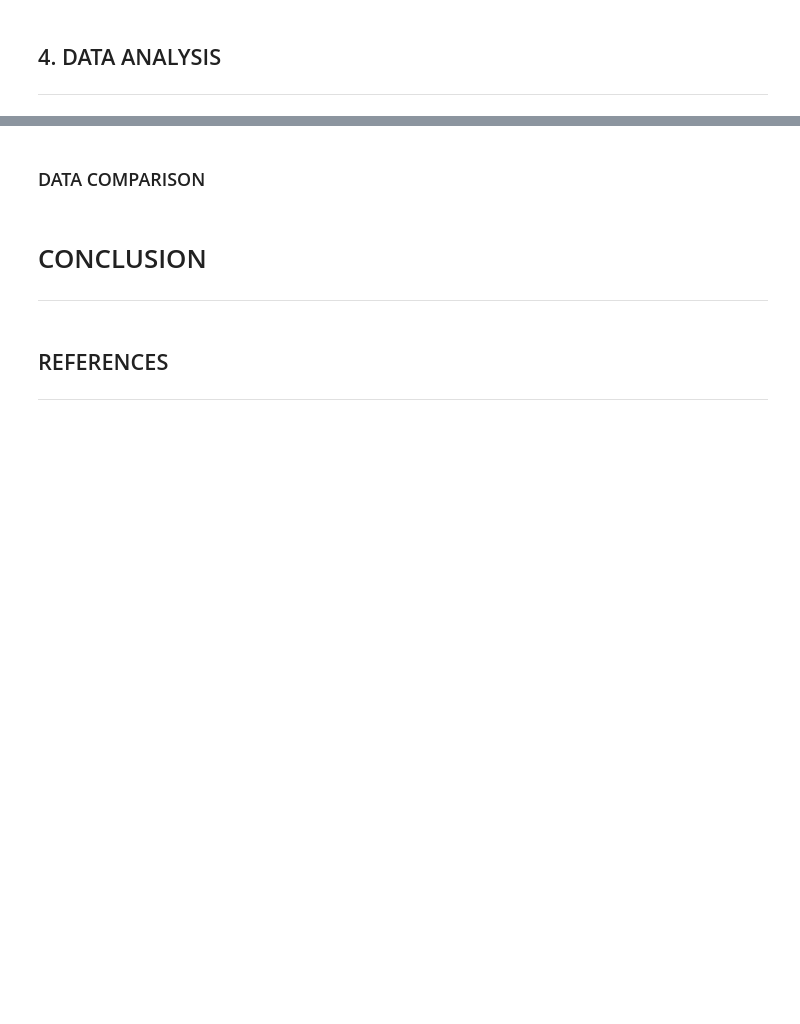
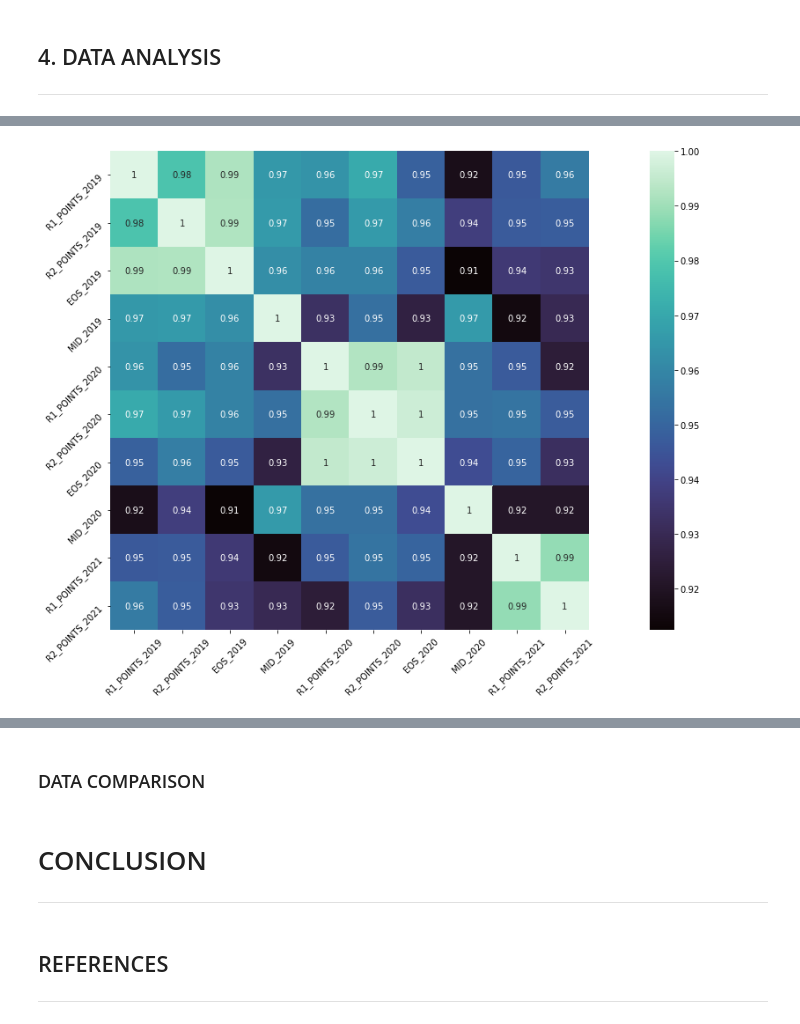
Before and after one commit to AnteDujic/Fundamentals-of-Data-Analysis, a Jupyter notebook: cao.ipynb, the cells around one changed output, grey strips where cells are left out. Saved outputs shown, nothing was run; the diff lists cells and outputs as text; code cells hidden in the pictures; blank space fills up the shorter version.

```diff
--- a/cao.ipynb
+++ b/cao.ipynb
@@ -384,6 +504,8 @@ df_points.corr()
 # %%
-sns.heatmap (data = df_points.corr(), square = True, annot = True, cmap = "mako")
+sns.heatmap (data = df_numeric.corr(), square = True, annot = True, cmap = "mako")
 plt.xticks (rotation = 45)
 plt.yticks (rotation = 45)
 plt.show()
+# %% [output]
+[figure, added]
 # %%
```
Also changed, not shown: parts of 26 cells of this notebook, 11 other files.
